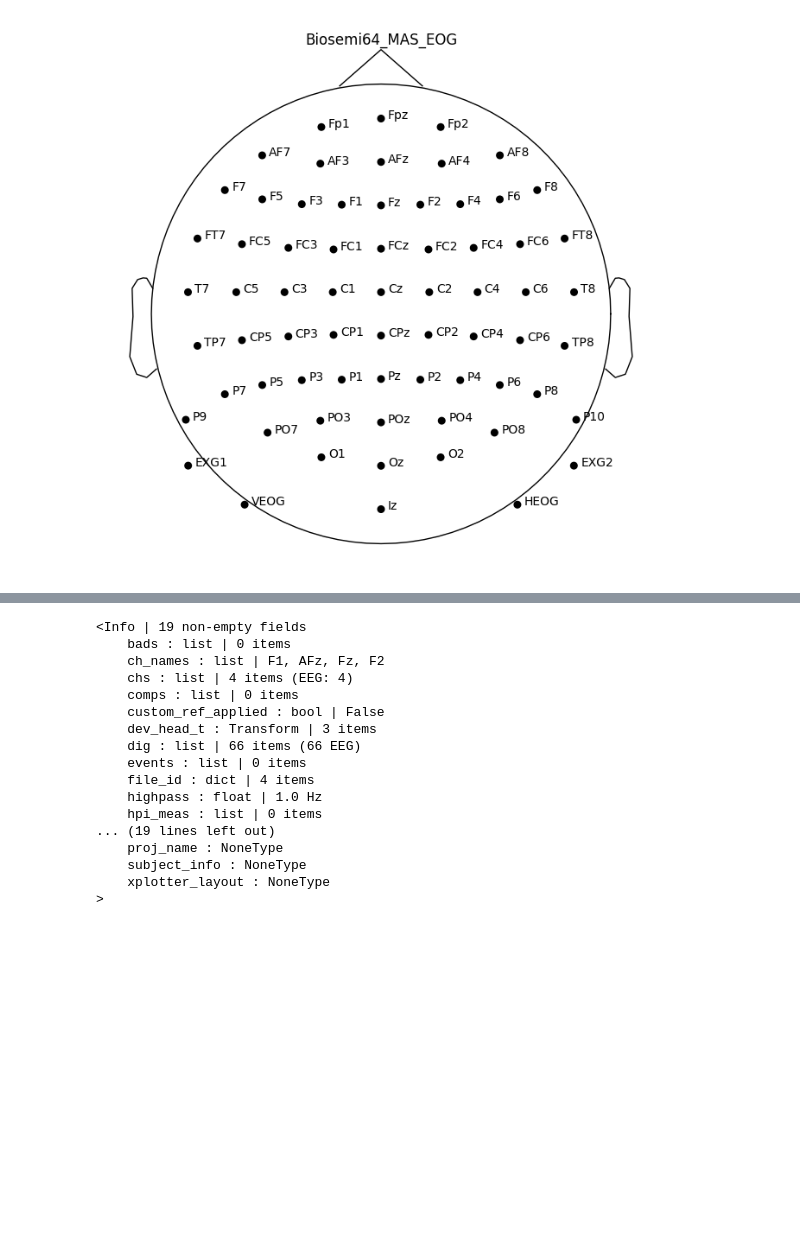
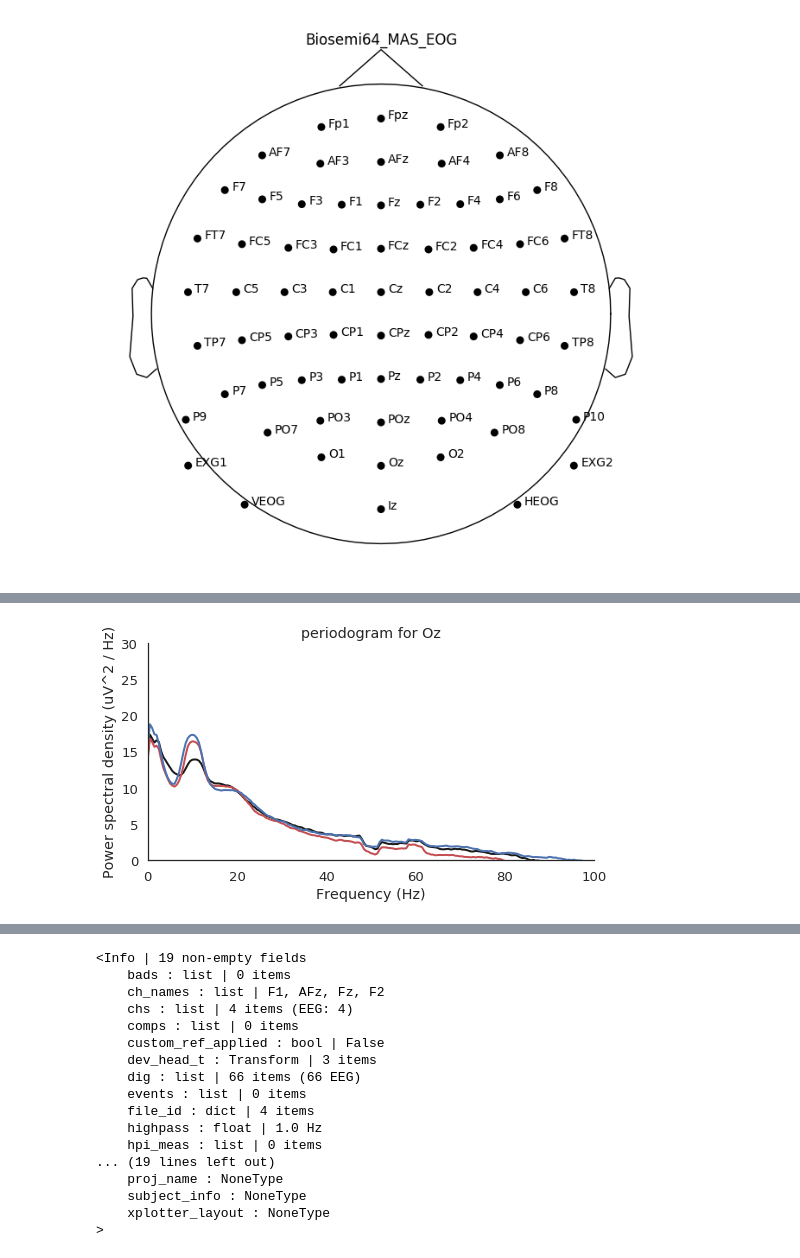
Before and after one commit to GanshengT/INSERM_EEG_Enrico_Proc, a Jupyter notebook: script_TAN/processing/process_h1.ipynb, the cells around one changed output, grey strips where cells are left out. Saved outputs shown, nothing was run; the diff lists cells and outputs as text; code cells hidden in the pictures; blank space fills up the shorter version.

```diff
--- a/script_TAN/processing/process_h1.ipynb
+++ b/script_TAN/processing/process_h1.ipynb
@@ -71,0 +62,15 @@ precleaned_epochs_frontal_OP.plot_psd_topomap(normalize=True)
+# %%
+
+sns.set(font_scale=1.2, style='white')
+plt.figure(figsize=(8, 4))
+plt.plot(freqs,10*np.log10(psd_VD_Emean4allSubjs_mean*10e12) , color='k', lw=2)
+plt.plot(freqs,10*np.log10(psd_FA_Emean4allSubjs_mean*10e12) , color='r', lw=2)
+plt.plot(freqs,10*np.log10(psd_OP_Emean4allSubjs_mean*10e12) , color='b', lw=2)
+plt.xlabel('Frequency (Hz)')
+plt.ylabel('Power spectral density (uV^2 / Hz)')
+plt.ylim([0, 30])
+plt.title("periodogram for Oz")
+plt.xlim([0, 100])
+sns.despine()
+# %% [output]
+[figure, added]
```
Also changed, not shown: parts of 13 cells of this notebook, 11 other files.
